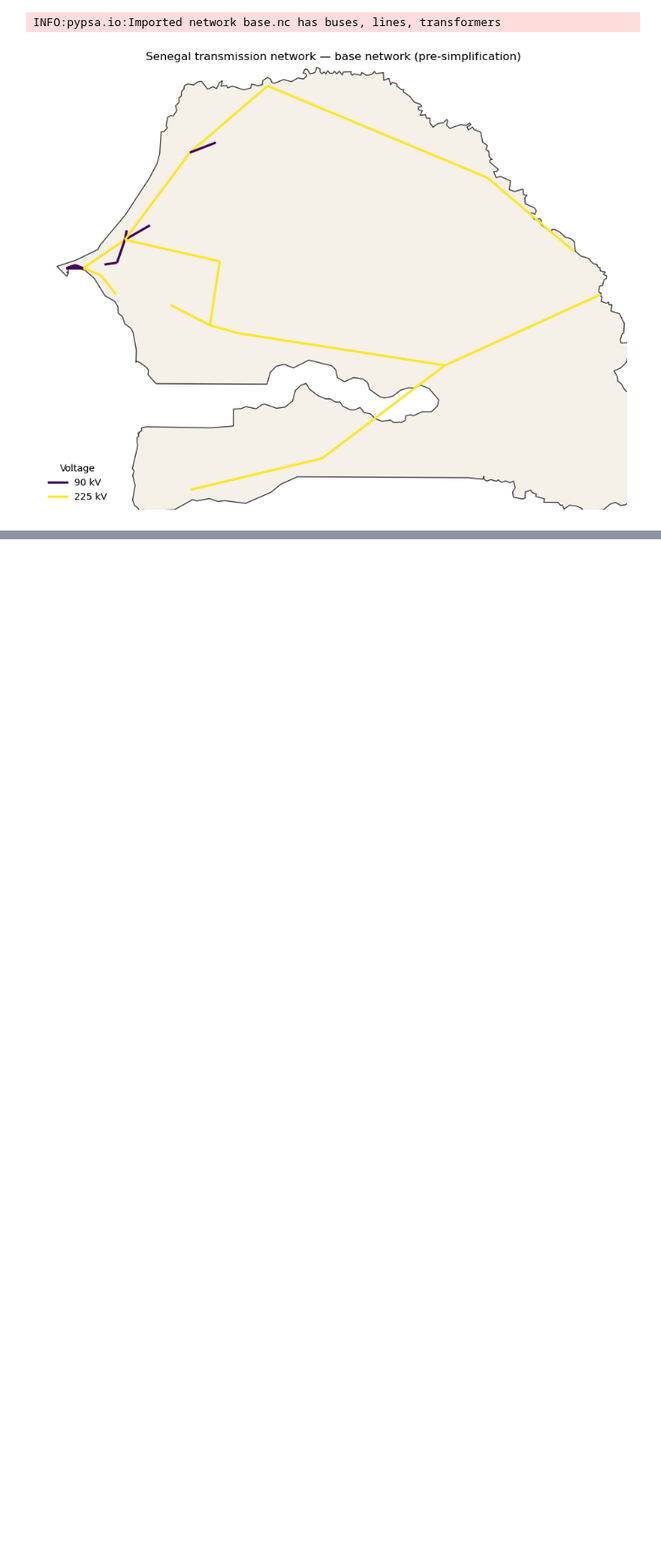
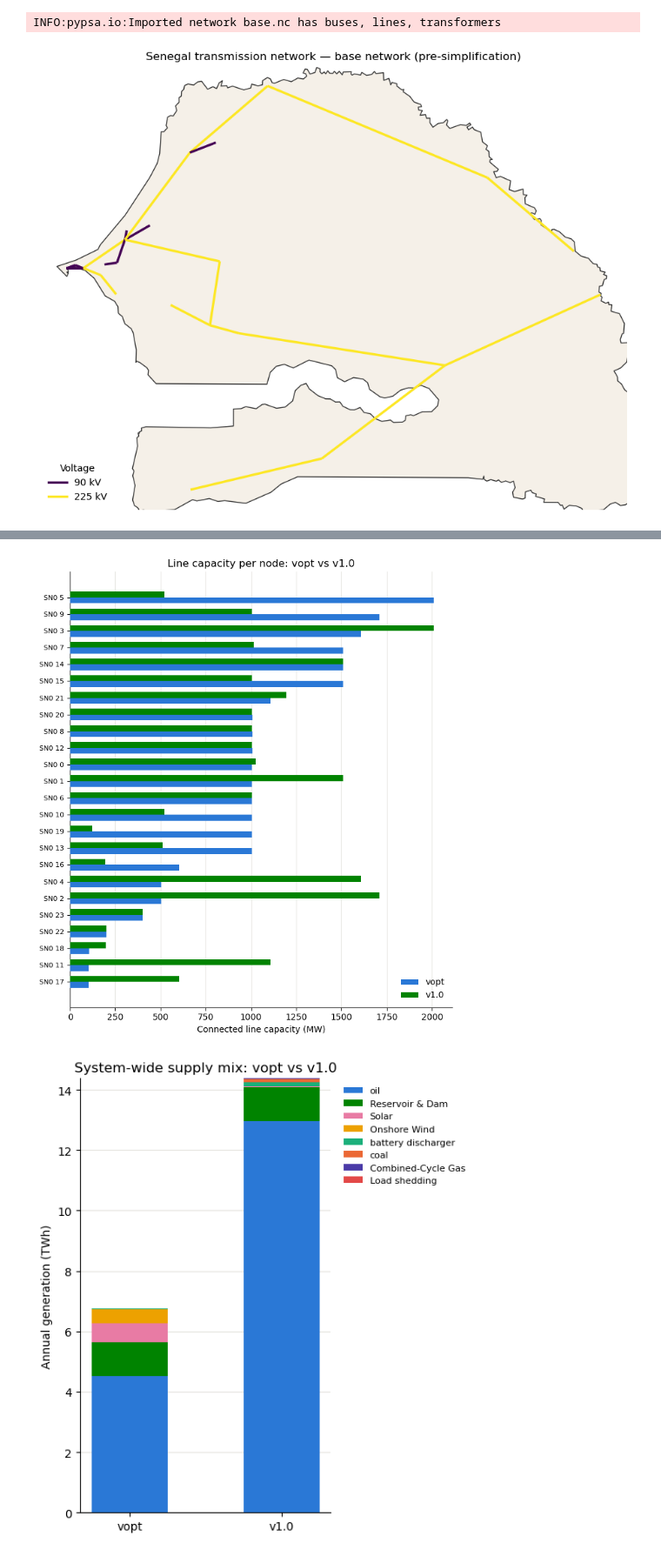
Before and after one commit to HoremanW/pypsa-earth, a Jupyter notebook: test.ipynb, the cells around one changed output, grey strips where cells are left out. Shown at 87% size. Cells and saved outputs as stored; diff of their text form; code cells hidden in the pictures; blank space fills up the shorter version.

```diff
--- a/test.ipynb
+++ b/test.ipynb
@@ -3069,0 +3101,46 @@ INFO:pypsa.io:Imported network base.nc has buses, lines, transformers
+# %%
+import matplotlib.pyplot as plt
+import numpy as np
+
+# Plot 1: connected line capacity per node (horizontal — 24 categories read better this way)
+cap_sorted = cap_by_node.sort_values("vopt")
+y = np.arange(len(cap_sorted))
+height = 0.35
+
+fig, ax = plt.subplots(figsize=(7, 8))
+ax.barh(y - height/2, cap_sorted["vopt"], height, color="#2a78d6", label="vopt", zorder=3)
+ax.barh(y + height/2, cap_sorted["v1.0"], height, color="#008300", label="v1.0", zorder=3)
+ax.set_yticks(y); ax.set_yticklabels(cap_sorted.index, fontsize=8)
+ax.set_xlabel("Connected line capacity (MW)")
+ax.set_title("Line capacity per node: vopt vs v1.0")
+ax.spines[["top", "right"]].set_visible(False)
+ax.grid(axis="x", color="#e5e4df", linewidth=0.8, zorder=0)
+ax.set_axisbelow(True)
+ax.legend(frameon=False, loc="lower right")
+plt.tight_layout(); plt.show()
+
+# Plot 2: system-wide supply mix (stacked bar)
+PALETTE = ["#2a78d6", "#008300", "#e87ba4", "#eda100", "#1baf7a", "#eb6834", "#4a3aa7", "#e34948"]
+totals = pd.DataFrame({name: mix[name].sum() for name in networks}).fillna(0)
+totals = totals[totals.sum(axis=1) > 1000]  # drop near-zero carriers
+carrier_order = totals.sum(axis=1).sort_values(ascending=False).index
+carrier_color = {c: PALETTE[i % len(PALETTE)] for i, c in enumerate(carrier_order)}
+
+fig, ax = plt.subplots(figsize=(5.5, 6))
+x = np.arange(len(networks))
+bottoms = np.zeros(len(networks))
+for carrier in carrier_order:
+    vals = totals.loc[carrier, list(networks)].values / 1e6  # MWh -> TWh
+    ax.bar(x, vals, bottom=bottoms, width=0.5, color=carrier_color[carrier], label=carrier, zorder=3)
+    bottoms += vals
+ax.set_xticks(x); ax.set_xticklabels(list(networks))
+ax.set_ylabel("Annual generation (TWh)")
+ax.set_title("System-wide supply mix: vopt vs v1.0")
+ax.spines[["top", "right"]].set_visible(False)
+ax.grid(axis="y", color="#e5e4df", linewidth=0.8, zorder=0)
+ax.set_axisbelow(True)
+ax.legend(frameon=False, bbox_to_anchor=(1.02, 1), loc="upper left", fontsize=8)
+plt.tight_layout(); plt.show()
+# %% [output]
+[figure, added]
+[figure, added]
```
Also changed, not shown: parts of 1 cell of this notebook, 26 other files.
